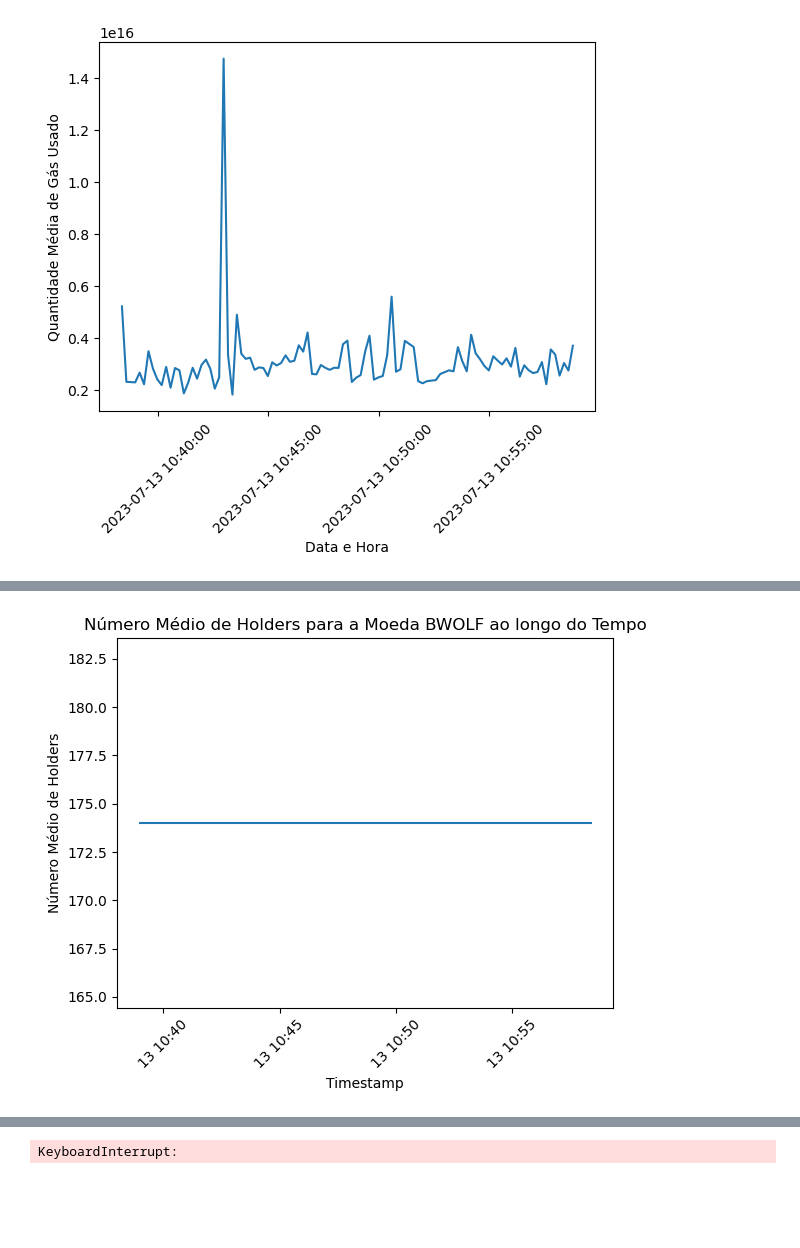
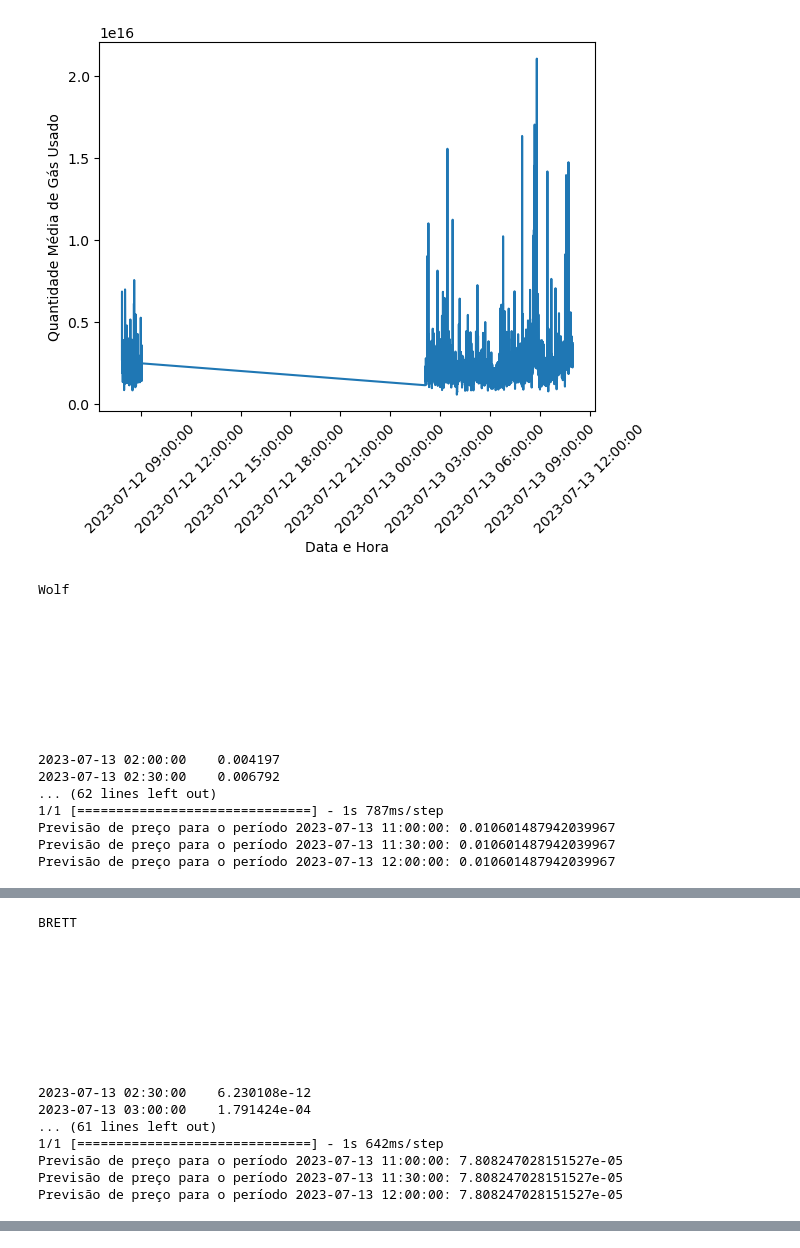
Before and after one commit to THEBESTSZ/Projeto-Aplicado-Aplicacao-de-Ciencia-de-Dados-na-Rede-Ethereum, a Jupyter notebook: Notebooks/Real_Time_Informations.ipynb, the cells around one changed output, grey strips where cells are left out. Saved outputs shown, nothing was run; the diff lists cells and outputs as text; code cells hidden in the pictures; blank space fills up the shorter version.

Commit message:
terminado modelo de previsão de séries temporais

```diff
--- a/Notebooks/Real_Time_Informations.ipynb
+++ b/Notebooks/Real_Time_Informations.ipynb
@@ -3,9 +3,17 @@ import matplotlib.pyplot as plt
 import matplotlib.dates as mdates
 import pyspark
 import datetime
+from pyspark.sql import SparkSession
 from pyspark.sql.functions import col, to_timestamp, expr, collect_list, struct
 from pyspark.sql.window import Window
 from pyspark.sql import functions as F
+from pyspark.ml.feature import VectorAssembler
+from pyspark.ml.regression import LinearRegression
+import tensorflow as tf
+from tensorflow.keras.models import Sequential
+from tensorflow.keras.layers import LSTM, Dense
+import pandas as pd
+import numpy as np
 
 def plottar_grafico(x, y, xlabel = '', ylabel = '', rotation = 0, plotTimeStamp = 0, label = False, title = False):
     # Plotar o gráfico
@@ -16,7 +24,7 @@ def plottar_grafico(x, y, xlabel = '', ylabel = '', rotation = 0, plotTimeStamp
         ax.plot(x, y, label=label)
 
     if(title):
-        ax.set_title(f"Número Médio de Holders para a Moeda {symbol} ao longo do Tempo")
+        ax.set_title(title)
 
     # Formatar o eixo x para exibir a data/hora
     if plotTimeStamp:
@@ -26,7 +34,7 @@ def plottar_grafico(x, y, xlabel = '', ylabel = '', rotation = 0, plotTimeStamp
     plt.xlabel(xlabel)
     plt.ylabel(ylabel)
 
-    plt.show()
+    plt.show(block=False)
 # %%
 def filter_last_n_blocks(df, atual_block_id, n):
     min_block_id = atual_block_id - n
@@ -101,6 +109,8 @@ def get_gas(transaction_df):
 
     return timestamps, avg_gas_used
 # %%
+from pyspark.sql.functions import avg
+
 def get_holders_most_purchased_coins(df_combined):
     # Obtenha as 10 moedas mais compradas
     top_10_compradas = df_combined.filter(df_combined.To_Token_Symbol.isNotNull()) \
@@ -126,8 +136,8 @@ def get_holders_most_purchased_coins(df_combined):
 
     result_df = compras_df.unionAll(vendas_df)
 
-    # Agrupe o dataframe e calcule a mediana do número de holders para cada moeda em cada timestamp
-    grouped_df = result_df.groupBy("Timestamp_Transaction", "Token_Symbol").agg(expr("percentile_approx(Token_Holders_Count, 0.5)").alias("median"))
+    # Agrupe o dataframe e calcule o número médio de holders para cada moeda em cada timestamp
+    grouped_df = result_df.groupBy("Timestamp_Transaction", "Token_Symbol").agg(avg("Token_Holders_Count").alias("average_holders_count"))
 
     # Ordene o dataframe pelo campo "Timestamp_Transaction"
     sorted_df = grouped_df.orderBy("Timestamp_Transaction")
@@ -135,12 +145,12 @@ def get_holders_most_purchased_coins(df_combined):
     # Coleta os dados do dataframe para uso no matplotlib
     data_dict = {}
 
-    # Agrupe o dataframe e calcule a mediana do número de holders para cada moeda em cada timestamp
-    grouped_df = sorted_df.groupBy("Token_Symbol").agg(collect_list(struct("Timestamp_Transaction", "median")).alias("data_list"))
+    # Agrupe o dataframe e obtenha os valores de média de holders para cada moeda em cada timestamp
+    grouped_df = sorted_df.groupBy("Token_Symbol").agg(collect_list(struct("Timestamp_Transaction", "average_holders_count")).alias("data_list"))
 
     # Converta o resultado em um dicionário
     data_dict = {row["Token_Symbol"]: {"timestamps": [r["Timestamp_Transaction"] for r in row["data_list"]],
-                                        "holders_counts": [r["median"] for r in row["data_list"]]}
+                                       "holders_counts": [r["average_holders_count"] for r in row["data_list"]]}
                  for row in grouped_df.collect()}
 
     return data_dict
@@ -160,34 +311,55 @@ output_folder = "../Scripts/output"
 
 os.environ['PYSPARK_PYTHON'] = sys.executable
 os.environ['PYSPARK_DRIVER_PYTHON'] = sys.executable
-num_last_blocks = 100
+num_last_blocks = 10000
 
 spark = SparkSession.builder \
     .appName("Análise de Transações Ethereum") \
     .config("spark.driver.memory", "4g") \
     .config("spark.executor.memory", "4g") \
     .getOrCreate()
 
 while True:
     clear_output(wait=True)
 
     block_df, transaction_df, swap_df = get_dataframes(num_last_blocks)
     timestamps, avg_gas_used = get_gas(transaction_df)
     plottar_grafico(timestamps, avg_gas_used, 'Data e Hora', 'Quantidade Média de Gás Usado', 45, 1)
 
     swap_df_cleaned = clean_swap_dataframe(swap_df)
     df_combined = combine_dataframes(block_df, transaction_df, swap_df_cleaned)
     data_dict = get_holders_most_purchased_coins(df_combined)
     for symbol, data in data_dict.items():
         timestamps = data["timestamps"]
         holders_counts = data["holders_counts"]
 
         # Converte os timestamps em formato Unix para formato de data e hora
         dates = [datetime.datetime.fromtimestamp(ts) for ts in timestamps]
 
+        dates_price_variation, avg_prices = get_price_variation(df_combined, symbol)
+        print(symbol)
+        print('\n\n\n\n\n\n\n\n')
+        estimate_price(dates_price_variation, avg_prices)
+        plottar_grafico(dates_price_variation, avg_prices, 'Timestamp', 'Preço', 45, 0, symbol, f"Variação de preço da moeda {symbol} ao longo do Tempo")
         plottar_grafico(dates, holders_counts, 'Timestamp', 'Número Médio de Holders', 45, 0, symbol, f"Número Médio de Holders para a Moeda {symbol} ao longo do Tempo")
-
     plt.pause(25)
     time.sleep(25)
 # %% [output]
-[figure, old version]
+[figure, new version]
+Wolf
+
+
+
+
+
+
+
+
+
+2023-07-13 02:00:00    0.004197
+2023-07-13 02:30:00    0.006792
+... (62 lines left out)
+1/1 [==============================] - 1s 787ms/step
+Previsão de preço para o período 2023-07-13 11:00:00: 0.010601487942039967
+Previsão de preço para o período 2023-07-13 11:30:00: 0.010601487942039967
+Previsão de preço para o período 2023-07-13 12:00:00: 0.010601487942039967
@@ -195,0 +368,17 @@ while True:
+BRETT
+
+
+
+
+
+
+
+
+
+2023-07-13 02:30:00    6.230108e-12
+2023-07-13 03:00:00    1.791424e-04
+... (61 lines left out)
+1/1 [==============================] - 1s 642ms/step
+Previsão de preço para o período 2023-07-13 11:00:00: 7.808247028151527e-05
+Previsão de preço para o período 2023-07-13 11:30:00: 7.808247028151527e-05
+Previsão de preço para o período 2023-07-13 12:00:00: 7.808247028151527e-05
@@ -201 +423,0 @@ while True:
-[figure, removed]
@@ -204 +423,0 @@ while True:
-KeyboardInterrupt:
```
Also changed, not shown: parts of 3 cells of this notebook, 1 other file.
